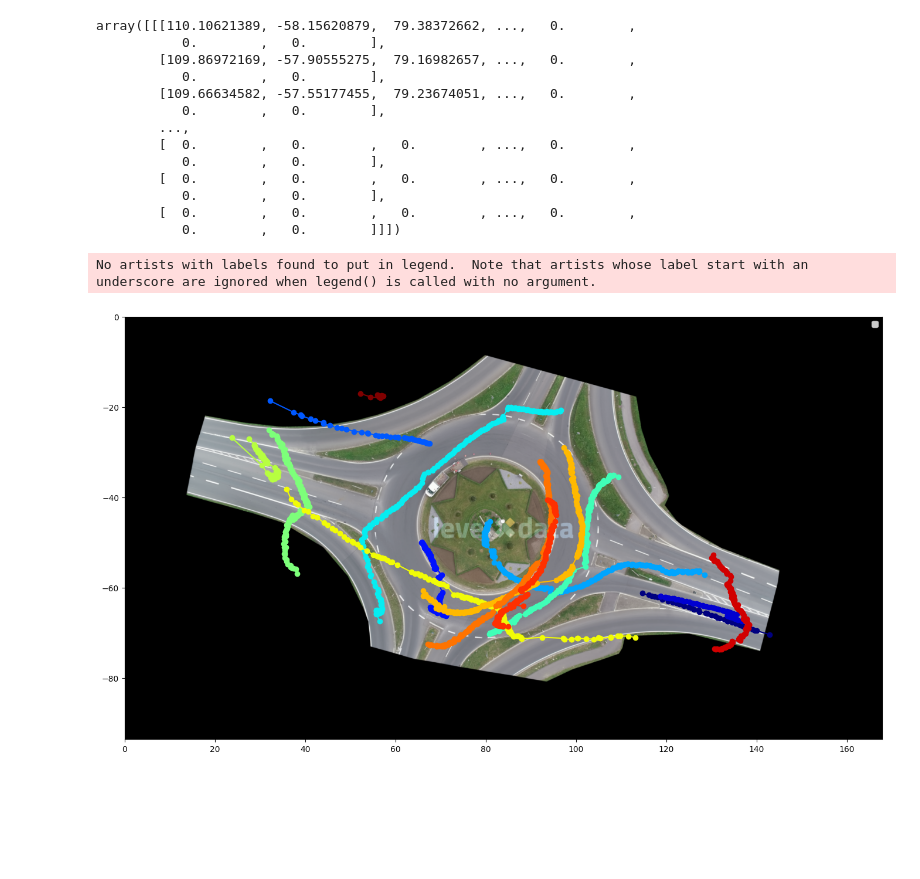
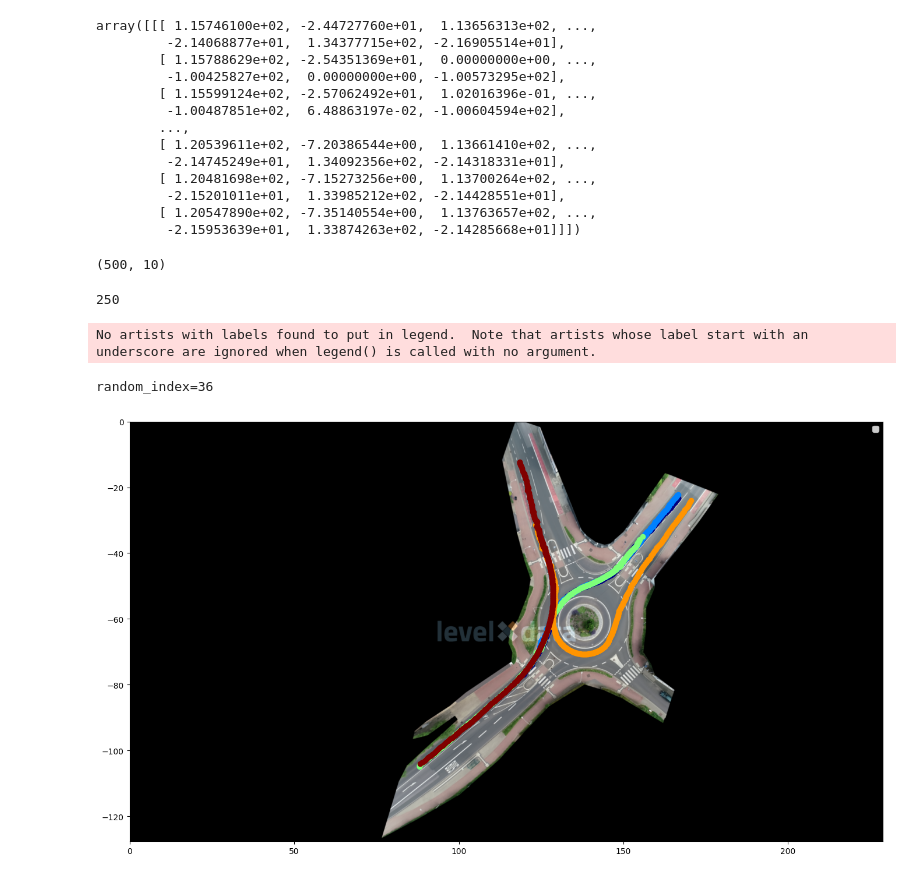
Before and after one commit to RuizhangZhou/Diffusion-TS, a Jupyter notebook: Visialization/read_samples_fake.ipynb, the cells around one changed output. Saved outputs shown, nothing was run; the diff lists cells and outputs as text; code cells hidden in the pictures; blank space fills up the shorter version.

```diff
--- a/Visialization/read_samples_fake.ipynb
+++ b/Visialization/read_samples_fake.ipynb
@@ -3,7 +3,7 @@
 import numpy as np
 
 # fake_data_file.npy
-file_path = '/home/rzhou/Projects/Diffusion-TS/OUTPUT/rounD_map02-08_interval100_seq500_reduced_nfea30/ddpm_fake_rounD_map02-08_interval100_seq500_reduced_nfea30.npy'
+file_path = '/home/rzhou/Projects/Diffusion-TS/OUTPUT/rounD_map01_interval1_seq500_nfea10_pad-300/ddpm_fake_rounD_map01_interval1_seq500_nfea10_pad-300.npy'
 
 # 使用numpy的load函数读取npy文件
 fake_data_norm = np.load(file_path)
@@ -73,34 +73,40 @@ array([[[ 78.82591413, -27.90099007,  62.15538053, ...,   0.        ,
 #MinMaxScaler renormalization (0 as padding value)
 import pandas as pd
 from sklearn.preprocessing import MinMaxScaler,QuantileTransformer
-df = pd.read_csv("/DATA1/rzhou/ika/multi_testcases/rounD/reduced/nfea30/rounD_map02-08_interval100_seq500_reduced_nfea30.csv", header=0)
+df = pd.read_csv("/DATA1/rzhou/ika/multi_testcases/rounD/ori/seq500/09-23/int10/rounD_map09-23_interval10_seq500_nfea10_padreal.csv", header=0)
 data = df.values
 
 scaler = MinMaxScaler()
 scaler = scaler.fit(data[:,1:])
 seq_length=500
-num_feature=30
+num_feature=10
 fake_data=scaler.inverse_transform(fake_data_norm.reshape(-1, num_feature)).reshape(-1, seq_length, num_feature)
 
 # 将所有绝对值小于10的元素替换为0
-fake_data[np.abs(fake_data) < 10] = 0
+#fake_data[np.abs(fake_data) < 5] = 0
 
 # 验证替换结果
 fake_data[:1]  # 展示处理后的第一个样本以减少输出量
 # %% [output]
-array([[[110.10621389, -58.15620879,  79.38372662, ...,   0.        ,
-           0.        ,   0.        ],
-        [109.86972169, -57.90555275,  79.16982657, ...,   0.        ,
-           0.        ,   0.        ],
-        [109.66634582, -57.55177455,  79.23674051, ...,   0.        ,
-           0.        ,   0.        ],
+array([[[ 1.15746100e+02, -2.44727760e+01,  1.13656313e+02, ...,
+         -2.14068877e+01,  1.34377715e+02, -2.16905514e+01],
+        [ 1.15788629e+02, -2.54351369e+01,  0.00000000e+00, ...,
+         -1.00425827e+02,  0.00000000e+00, -1.00573295e+02],
+        [ 1.15599124e+02, -2.57062492e+01,  1.02016396e-01, ...,
+         -1.00487851e+02,  6.48863197e-02, -1.00604594e+02],
         ...,
-        [  0.        ,   0.        ,   0.        , ...,   0.        ,
-           0.        ,   0.        ],
-        [  0.        ,   0.        ,   0.        , ...,   0.        ,
-           0.        ,   0.        ],
-        [  0.        ,   0.        ,   0.        , ...,   0.        ,
-           0.        ,   0.        ]]])
+        [ 1.20539611e+02, -7.20386544e+00,  1.13661410e+02, ...,
+         -2.14745249e+01,  1.34092356e+02, -2.14318331e+01],
+        [ 1.20481698e+02, -7.15273256e+00,  1.13700264e+02, ...,
+         -2.15201011e+01,  1.33985212e+02, -2.14428551e+01],
+        [ 1.20547890e+02, -7.35140554e+00,  1.13763657e+02, ...,
+         -2.15953639e+01,  1.33874263e+02, -2.14285668e+01]]])
+# %%
+data=pd.DataFrame(fake_data[0])
+data_shape=data.shape
+print(data_shape)
+# %% [output]
+(500, 10)
 # %%
 #optional,有需求的话可以打出来看一眼
 df_single = pd.DataFrame(fake_data[0])
@@ -108,12 +153,20 @@ df_single.to_csv("check_faka_data.csv", index=False)
+# %%
+num_tracks = fake_data.shape[2] // 2
+num_tracks
+# %% [output]
+250
 # %%
 #画轨迹的静态图
 import numpy as np
 import matplotlib.pyplot as plt
 from PIL import Image
+import random
 
 # 载入背景图片
-#bg_image_path = '/DATA1/rzhou/ika/inD/data/19_background.png'
-bg_image_path = '/DATA1/rzhou/ika/rounD/data/02_background.png'
+Dtype="rounD"
+index_map=1
+
+bg_image_path =f'/DATA1/rzhou/ika/{Dtype}/data/{index_map:02d}_background.png'
 bg_img = Image.open(bg_image_path)
 # 获取图像的宽度和高度
 width, height = bg_img.size
@@ -122,41 +175,48 @@ width, height = bg_img.size
 # 假设希望每100像素对应于1英寸，则可以按如下方式计算figsize：
 figsize = (width / 100, height / 100)
 
+
 # 创建图形和轴，使用图像的原始尺寸
 fig, ax = plt.subplots(figsize=figsize)
 
+df_recordingMeta = pd.read_csv(f"/DATA1/rzhou/ika/{Dtype}/data/{index_map:02d}_recordingMeta.csv")
+# 读取最后一列"orthoPxToMeter"的值
+ortho_px_to_meter = df_recordingMeta["orthoPxToMeter"].iloc[0]
 
 # 设置坐标轴的范围
-ax.set_xlim(0, width/10)
-ax.set_ylim(-height/10, 0)
+ax.set_xlim(0, width*ortho_px_to_meter*10)
+ax.set_ylim(-height*ortho_px_to_meter*10, 0)
 # 加载并显示背景图
 bg_img = plt.imread(bg_image_path)
-ax.imshow(bg_img, extent=[0, width/10, -height/10, 0])
+ax.imshow(bg_img, extent=[0, width*ortho_px_to_meter*10, -height*ortho_px_to_meter*10, 0])
 
+num_tracks = fake_data.shape[2] // 2
 
-num_tracks = 15  # 假设有num_tracks个轨迹
 colors = plt.cm.jet(np.linspace(0, 1, num_tracks))  # 生成颜色
-
+random_index= random.randint(0, fake_data.shape[0]-1)
+print(f"random_index={random_index}")
 for i in range(num_tracks):
     # 提取每个轨迹的x和y坐标
-    x = fake_data[111][:, i * 2]  # 偶数列为x坐标
-    y = fake_data[111][:, i * 2 + 1]  # 奇数列为y坐标
+    x = fake_data[random_index][:, i * 2]  # 偶数列为x坐标
+    y = fake_data[random_index][:, i * 2 + 1]  # 奇数列为y坐标
 
     # 过滤出非零点
     nonzero_indices = (x != 0) & (y != 0)
     x_filtered = x[nonzero_indices]
     y_filtered = y[nonzero_indices]
 
     # 绘制轨迹
     ax.plot(x_filtered, y_filtered, marker='o', linestyle='-', color=colors[i])  # 移除了label参数，以避免图例过于拥挤
+    #ax.plot(x, y, marker='o', linestyle='-', color=colors[i])  # 移除了label参数，以避免图例过于拥挤
 
 # 添加图例
 ax.legend()
 
 plt.show()
 # %% [output]
 No artists with labels found to put in legend.  Note that artists whose label start with an underscore are ignored when legend() is called with no argument.
+random_index=36
-[figure, old version]
+[figure, new version]
 # %%
 #动画 5个点
 import numpy as np
```
Also changed, not shown: parts of 6 cells of this notebook, 14 other files.
